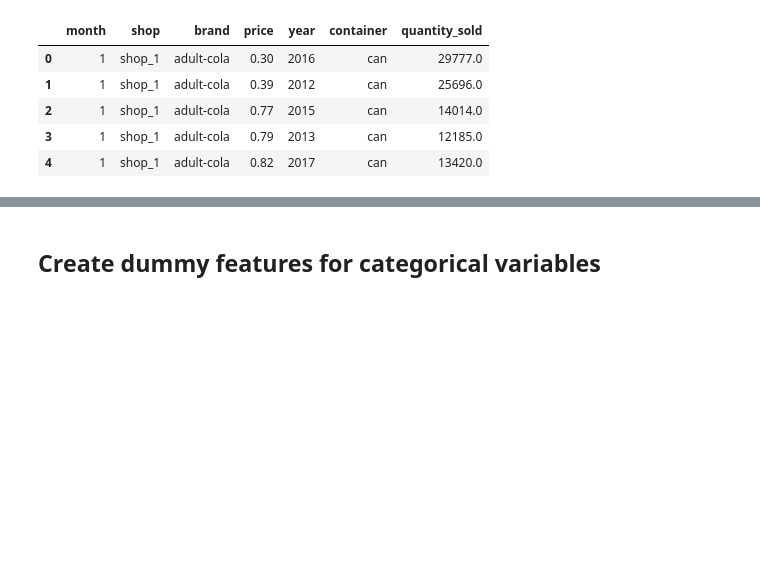
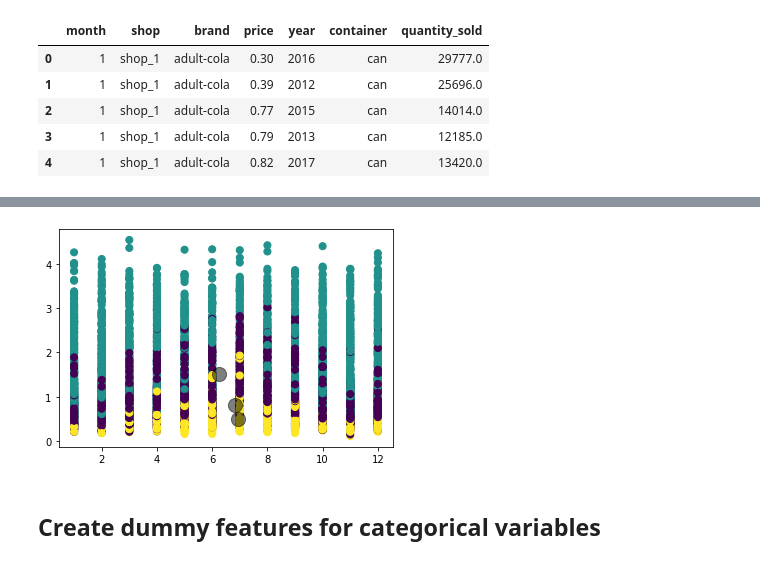
Before and after one commit to gaurang0705/Capstone-project---Demand-prediction, a Jupyter notebook: Capstone_pre-processing.ipynb, the cells around one changed output, grey strips where cells are left out. Saved outputs shown, nothing was run; the diff lists cells and outputs as text; code cells hidden in the pictures; blank space fills up the shorter version.

```diff
--- a/Capstone_pre-processing.ipynb
+++ b/Capstone_pre-processing.ipynb
@@ -54,3 +80,12 @@ df_model1.head(5)
+# %%
+kmeans3 = KMeans(n_clusters=3)
+y_kmeans3 = kmeans3.fit_predict(x)
+plt.scatter(x[:, 0], x[:, 1], c=y_kmeans3, s=50, cmap='viridis')
+
+centers = kmeans3.cluster_centers_
+plt.scatter(centers[:, 0], centers[:, 1], c='black', s=200, alpha=0.5);
+# %% [output]
+[figure, added]
 # %% [markdown]
 ## Create dummy features for categorical variables
 # %% [markdown]
```
Also changed, not shown: parts of 4 cells of this notebook.
